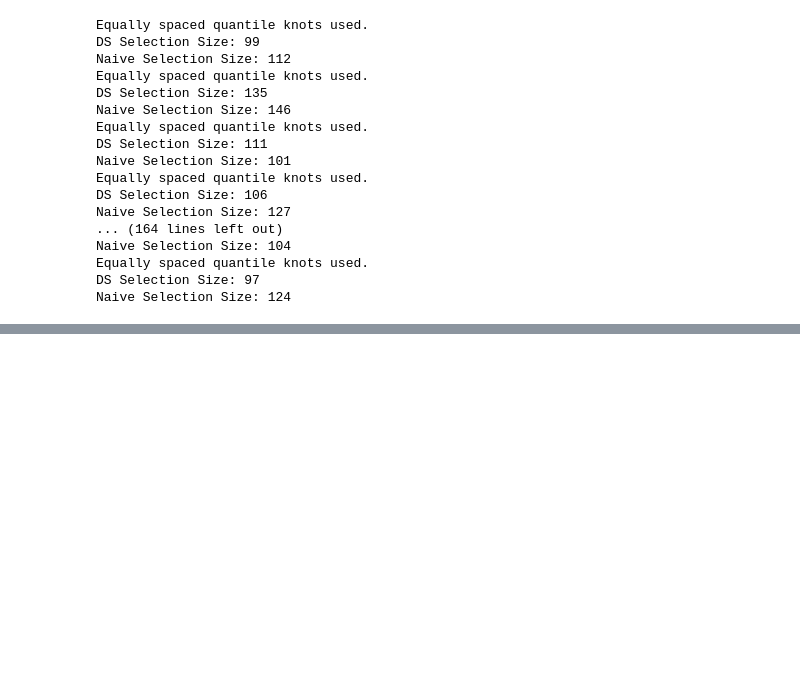
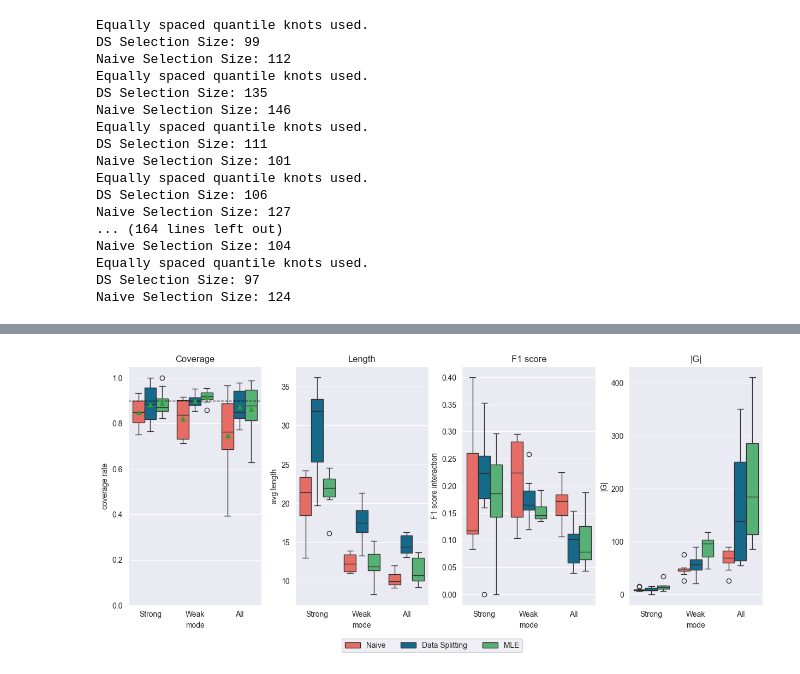
Before and after one commit to yiling-h/SI-Interaction, a Jupyter notebook: selectinf/Simulation/b_spline_inter_MLE.ipynb, the cells around one changed output, grey strips where cells are left out. Saved outputs shown, nothing was run; the diff lists cells and outputs as text; code cells hidden in the pictures; blank space fills up the shorter version.

```diff
--- a/selectinf/Simulation/b_spline_inter_MLE.ipynb
+++ b/selectinf/Simulation/b_spline_inter_MLE.ipynb
@@ -66,7 +67,9 @@ def interaction_filter_vary_mode(nsim=100, use_MLE=True, parallel=True,
                 results = pool.map(partial(one_sim_mode, SNR=SNR,
                                            intercept_flag=intercept_flag,
                                            p=p, use_MLE=use_MLE, mode=mode,
-                                           weight_frac=1.5),
+                                           weight_frac=1.5,
+                        inst=generate_gaussian_instance_nonlinear_interaction_simple,
+                                           rho=0.5, rho_noise=0.5, full_corr=False),
                                    list(range(nsim)))
             oper_char_list = oper_char_list + results
         else:
@@ -87,6 +90,6 @@ def interaction_filter_vary_mode(nsim=100, use_MLE=True, parallel=True,
 # %%
 # 328s for 8 iters with 8 cores
 start = time.time()
-oper_char_mode = interaction_filter_vary_mode(8, use_MLE=False, parallel=True)
+oper_char_mode = interaction_filter_vary_mode(8, use_MLE=True, parallel=False)
 end = time.time()
 print(end-start)
@@ -341,0 +363,6 @@ plotting(oper_char_df=oper_char_SNR,
+# %%
+plotting(oper_char_df=oper_char_mode,
+         x_axis="mode",
+         hue="method")
+# %% [output]
+[figure, added]
```
Also changed, not shown: parts of 3 cells of this notebook, 5 other files.
